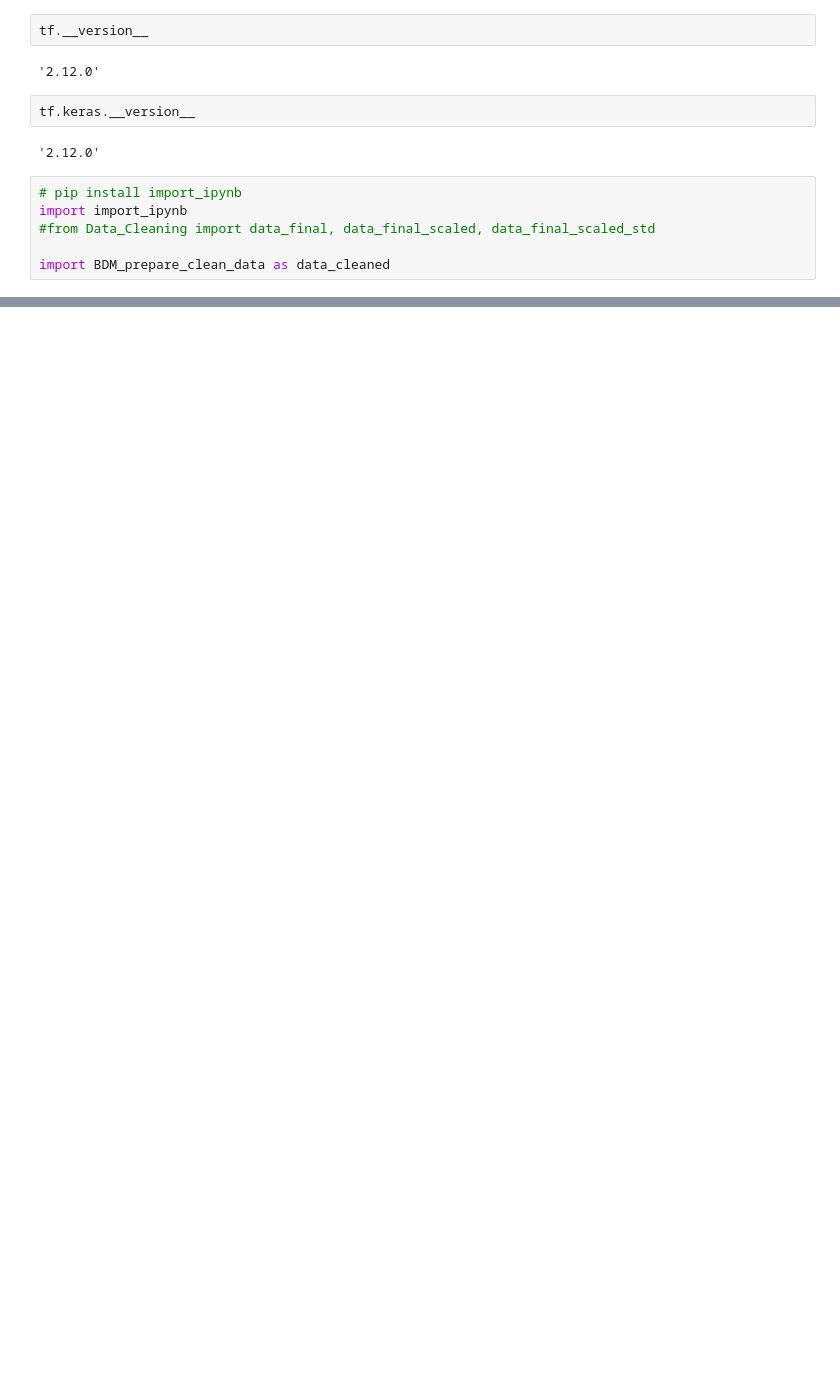
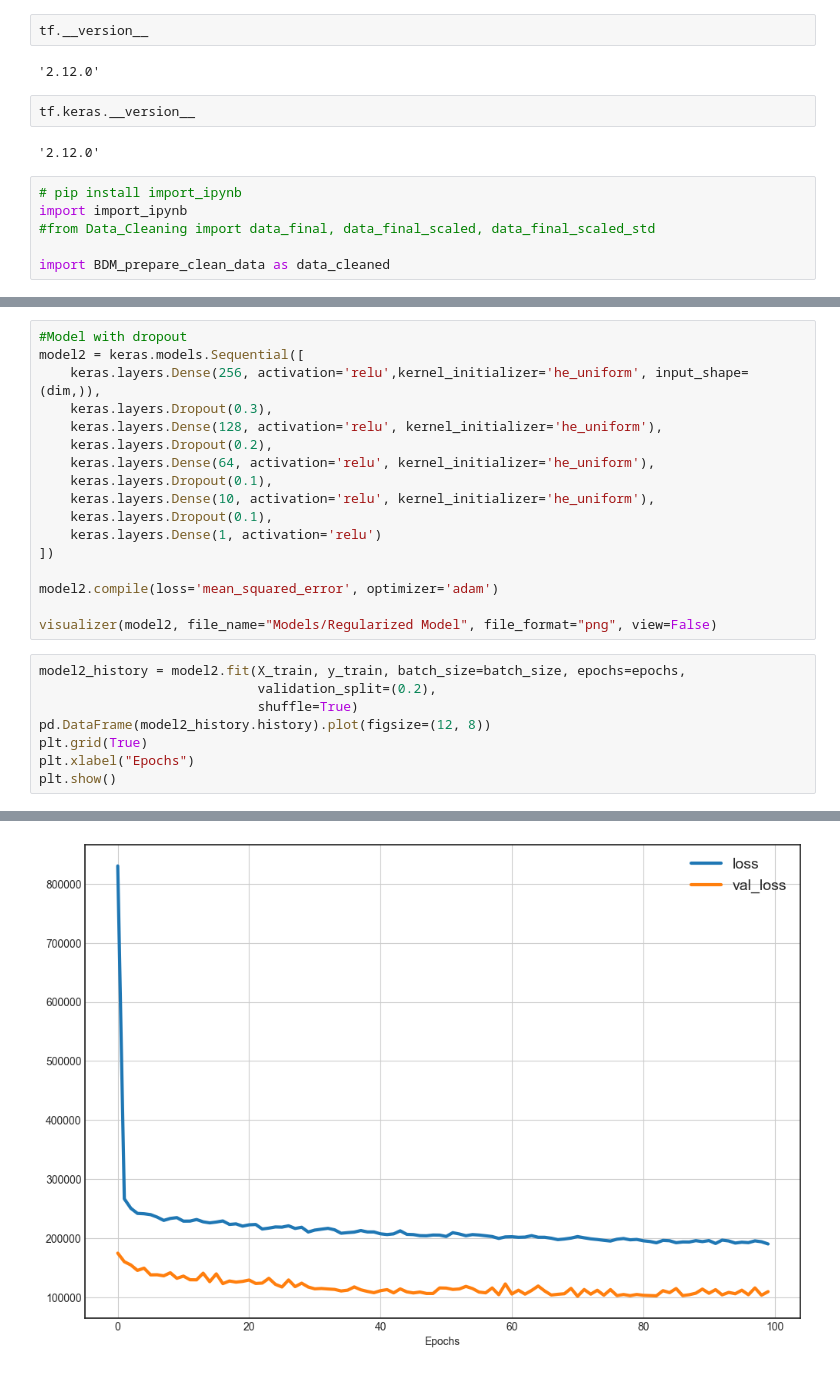
Before and after one commit to Teccaa/BigDataSeminar, a Jupyter notebook: Part2/NN.ipynb, the cells around one changed output, grey strips where cells are left out. Saved outputs shown, nothing was run; the diff lists cells and outputs as text; blank space fills up the shorter version.

```diff
--- a/Part2/NN.ipynb
+++ b/Part2/NN.ipynb
@@ -34,0 +156,26 @@ AttributeError: module 'BDM_prepare_clean_data' has no attribute 'X_train'
+# %%
+#Model with dropout
+model2 = keras.models.Sequential([
+    keras.layers.Dense(256, activation='relu',kernel_initializer='he_uniform', input_shape=(dim,)),
+    keras.layers.Dropout(0.3),
+    keras.layers.Dense(128, activation='relu', kernel_initializer='he_uniform'),
+    keras.layers.Dropout(0.2),
+    keras.layers.Dense(64, activation='relu', kernel_initializer='he_uniform'),
+    keras.layers.Dropout(0.1),
+    keras.layers.Dense(10, activation='relu', kernel_initializer='he_uniform'),
+    keras.layers.Dropout(0.1),
+    keras.layers.Dense(1, activation='relu')
+])
+
+model2.compile(loss='mean_squared_error', optimizer='adam')
+
+visualizer(model2, file_name="Models/Regularized Model", file_format="png", view=False)
+# %%
+model2_history = model2.fit(X_train, y_train, batch_size=batch_size, epochs=epochs,
+                            validation_split=(0.2),
+                            shuffle=True)
+pd.DataFrame(model2_history.history).plot(figsize=(12, 8))
+plt.grid(True)
+plt.xlabel("Epochs")
+plt.show()
+# %% [output]
@@ -34,0 +199 @@ AttributeError: module 'BDM_prepare_clean_data' has no attribute 'X_train'
+[figure, added]
```
Also changed, not shown: parts of 23 cells of this notebook, 9 other files.
